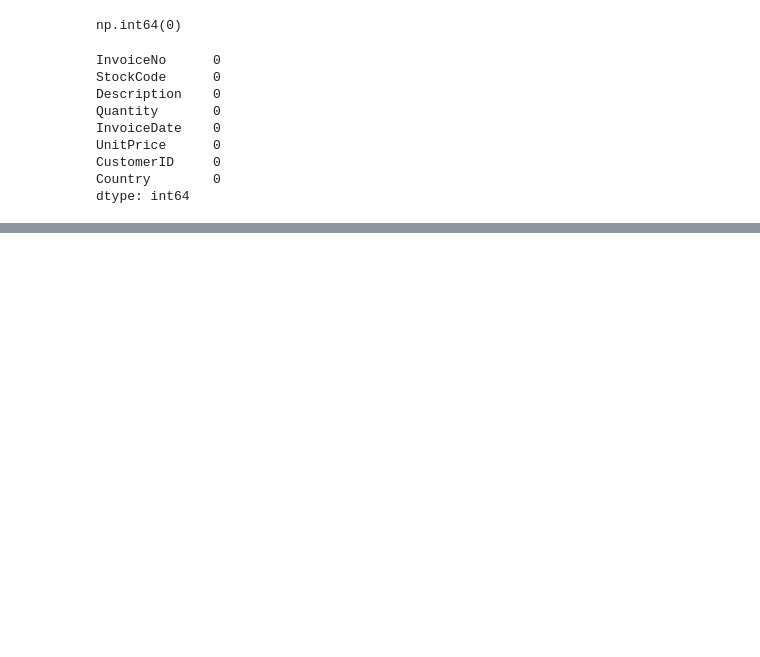
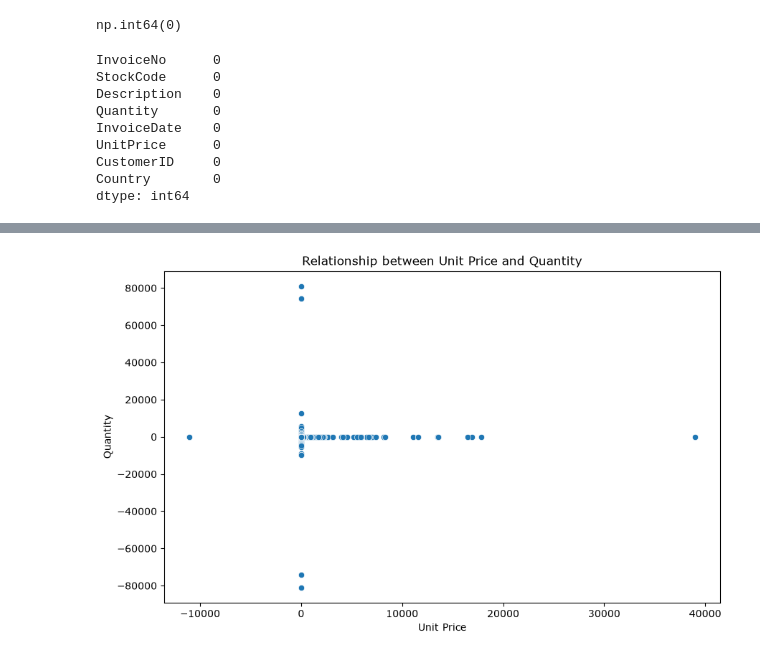
Before and after one commit to bhawna1906/UCI-Online-Retail-EDA, a Jupyter notebook: Notebook/Sales_Data_Analysis.ipynb, the cells around one changed output, grey strips where cells are left out. Saved outputs shown, nothing was run; the diff lists cells and outputs as text; code cells hidden in the pictures; blank space fills up the shorter version.

```diff
--- a/Notebook/Sales_Data_Analysis.ipynb
+++ b/Notebook/Sales_Data_Analysis.ipynb
@@ -181,0 +307,9 @@ dtype: int64
+# %%
+plt.figure(figsize=(10,6))
+sns.scatterplot(x=df_clean['UnitPrice'], y=df_clean['Quantity'])
+plt.title('Relationship between Unit Price and Quantity', fontsize=12)
+plt.xlabel('Unit Price', fontsize=10)
+plt.ylabel('Quantity', fontsize=10)
+plt.show()
+# %% [output]
+[figure, added]
```
Also changed, not shown: parts of 35 cells of this notebook.
